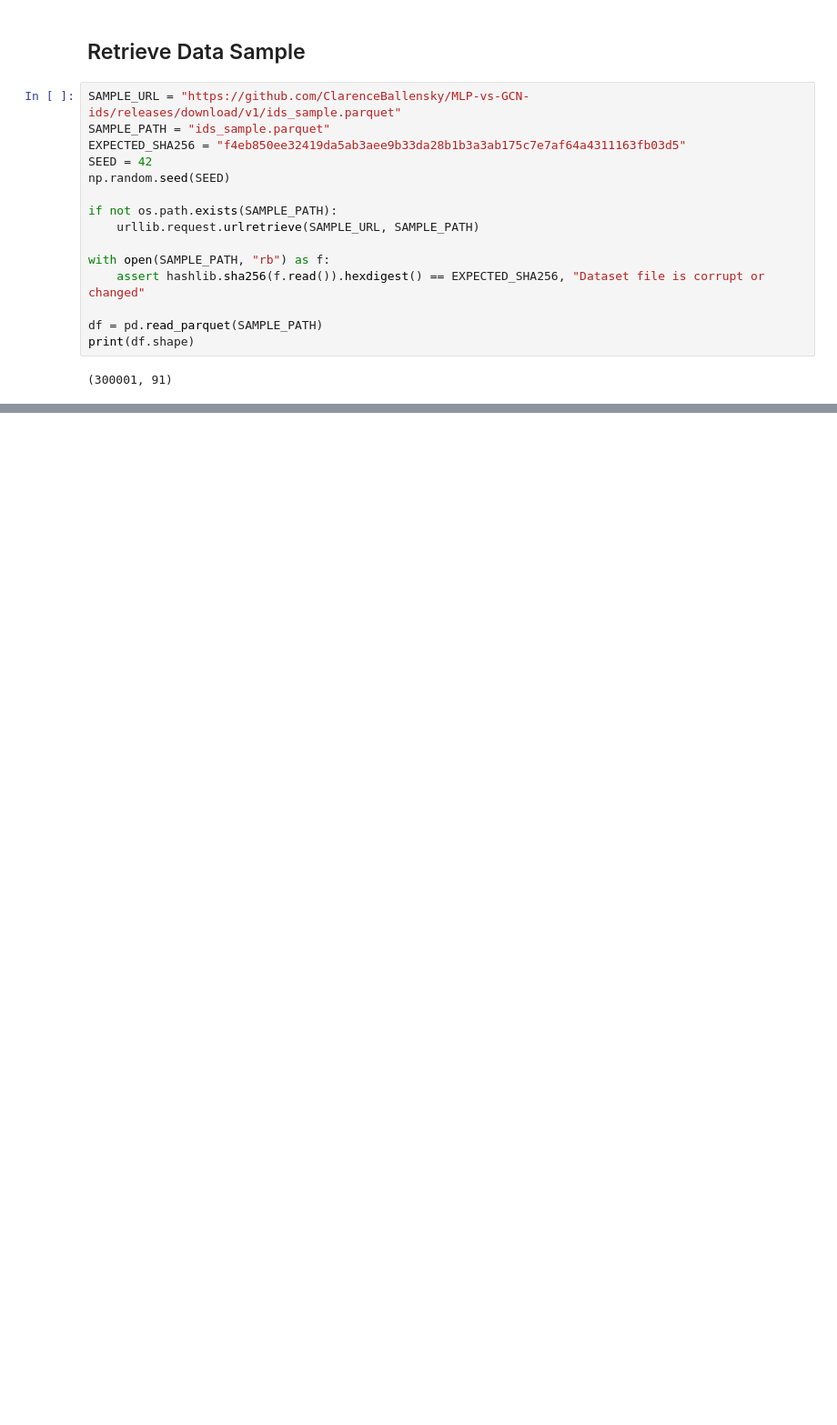
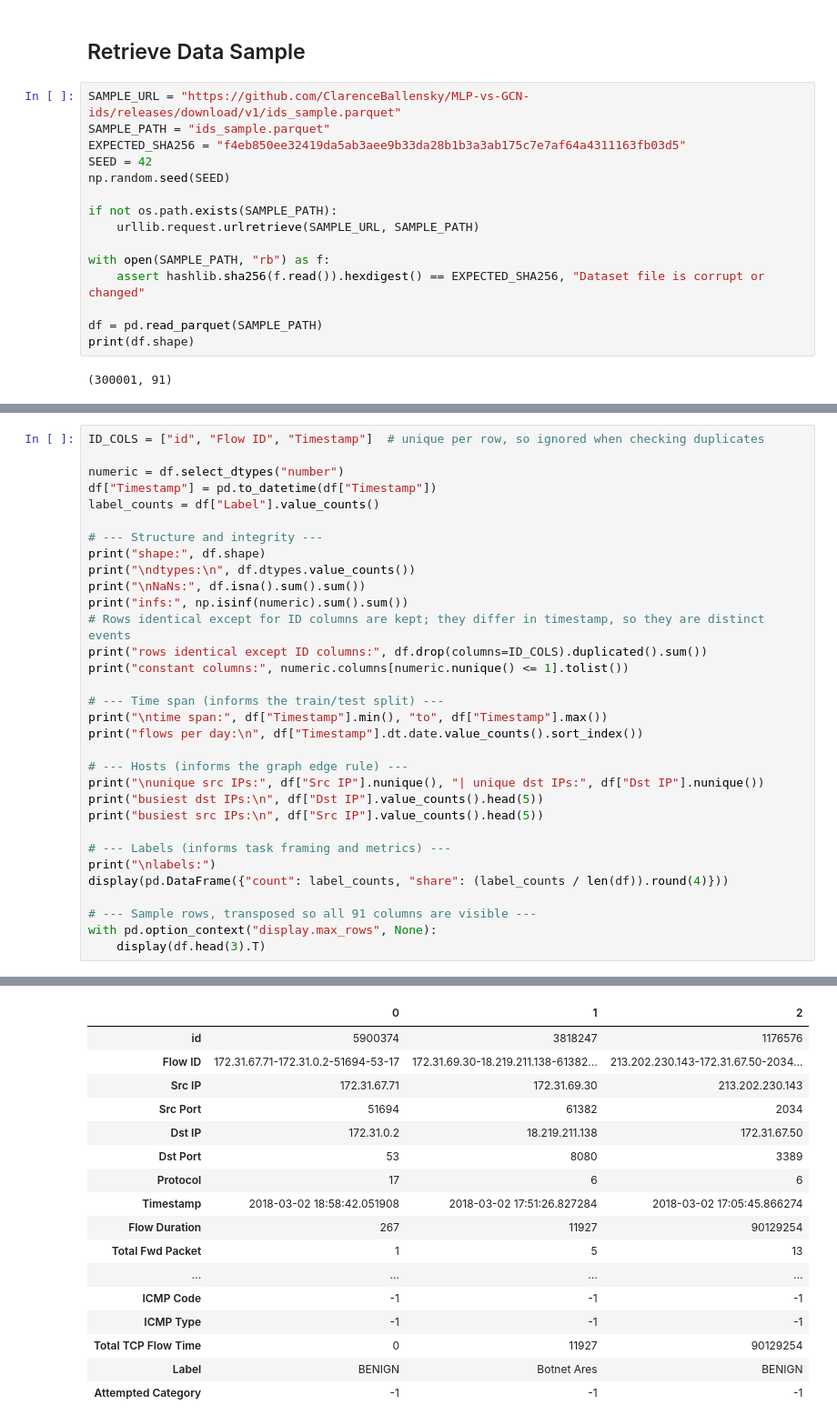
Before and after one commit to ClarenceBallensky/MLP-vs-GCN-ids, a Jupyter notebook: MLP_vs_GCN_Intrustion_Detection.ipynb, the cells around one changed output, grey strips where cells are left out. Shown at 91% size. Drawn from its saved outputs; the diff is of its cells as text; blank space fills up the shorter version.

```diff
--- a/MLP_vs_GCN_Intrustion_Detection.ipynb
+++ b/MLP_vs_GCN_Intrustion_Detection.ipynb
@@ -30,0 +40,33 @@ print(df.shape)
+# %%
+ID_COLS = ["id", "Flow ID", "Timestamp"]  # unique per row, so ignored when checking duplicates
+
+numeric = df.select_dtypes("number")
+df["Timestamp"] = pd.to_datetime(df["Timestamp"])
+label_counts = df["Label"].value_counts()
+
+# --- Structure and integrity ---
+print("shape:", df.shape)
+print("\ndtypes:\n", df.dtypes.value_counts())
+print("\nNaNs:", df.isna().sum().sum())
+print("infs:", np.isinf(numeric).sum().sum())
+# Rows identical except for ID columns are kept; they differ in timestamp, so they are distinct events
+print("rows identical except ID columns:", df.drop(columns=ID_COLS).duplicated().sum())
+print("constant columns:", numeric.columns[numeric.nunique() <= 1].tolist())
+
+# --- Time span (informs the train/test split) ---
+print("\ntime span:", df["Timestamp"].min(), "to", df["Timestamp"].max())
+print("flows per day:\n", df["Timestamp"].dt.date.value_counts().sort_index())
+
+# --- Hosts (informs the graph edge rule) ---
+print("\nunique src IPs:", df["Src IP"].nunique(), "| unique dst IPs:", df["Dst IP"].nunique())
+print("busiest dst IPs:\n", df["Dst IP"].value_counts().head(5))
+print("busiest src IPs:\n", df["Src IP"].value_counts().head(5))
+
+# --- Labels (informs task framing and metrics) ---
+print("\nlabels:")
+display(pd.DataFrame({"count": label_counts, "share": (label_counts / len(df)).round(4)}))
+
+# --- Sample rows, transposed so all 91 columns are visible ---
+with pd.option_context("display.max_rows", None):
+    display(df.head(3).T)
+# %% [output]
@@ -30,0 +107,17 @@ print(df.shape)
+|  | 0 | 1 | 2 |
+| id | 5900374 | 3818247 | 1176576 |
+| Flow ID | 172.31.67.71-172.31.0.2-51694-53-17 | 172.31.69.30-18.219.211.138-61382... | 213.202.230.143-172.31.67.50-2034... |
+| Src IP | 172.31.67.71 | 172.31.69.30 | 213.202.230.143 |
+| Src Port | 51694 | 61382 | 2034 |
+| Dst IP | 172.31.0.2 | 18.219.211.138 | 172.31.67.50 |
+| Dst Port | 53 | 8080 | 3389 |
+| Protocol | 17 | 6 | 6 |
+| Timestamp | 2018-03-02 18:58:42.051908 | 2018-03-02 17:51:26.827284 | 2018-03-02 17:05:45.866274 |
+| Flow Duration | 267 | 11927 | 90129254 |
+| Total Fwd Packet | 1 | 5 | 13 |
+| ... | ... | ... | ... |
+| ICMP Code | -1 | -1 | -1 |
+| ICMP Type | -1 | -1 | -1 |
+| Total TCP Flow Time | 0 | 11927 | 90129254 |
+| Label | BENIGN | Botnet Ares | BENIGN |
+| Attempted Category | -1 | -1 | -1 |
```
Also changed, not shown: parts of 10 cells of this notebook.
